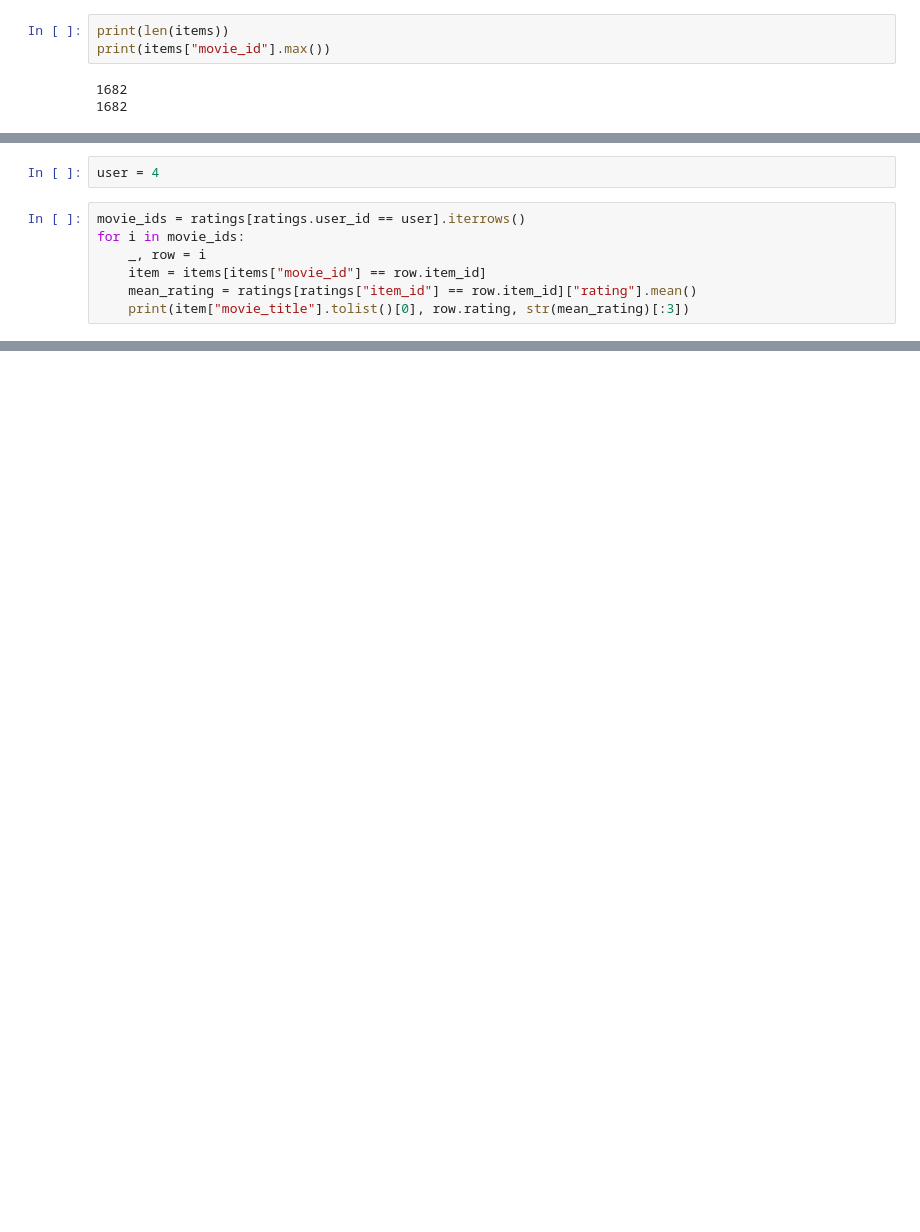
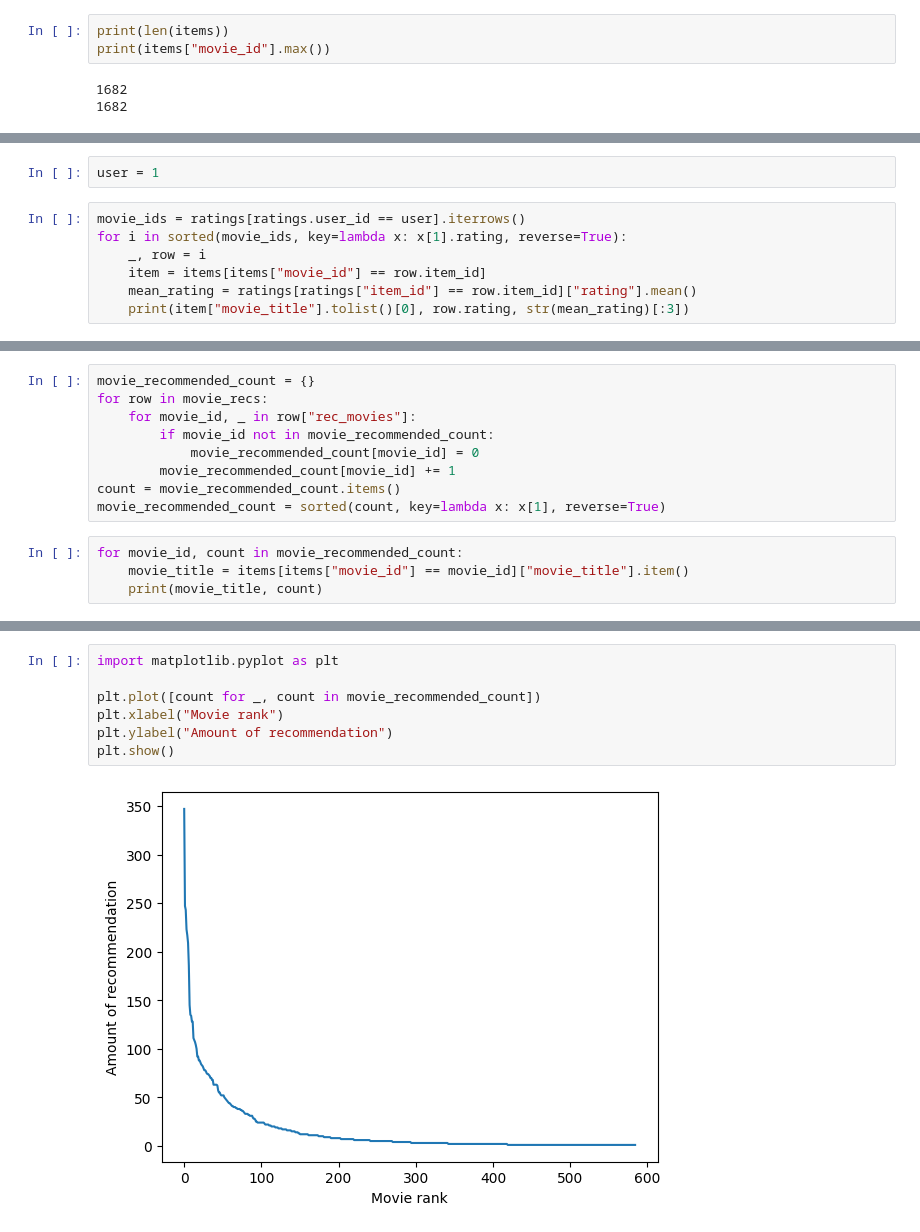
Before and after one commit to arslanarm/pmldl-assignment-2, a Jupyter notebook: notebooks/2.2-gnn-model-building-try-2.ipynb, the cells around one changed output, grey strips where cells are left out. Saved outputs shown, nothing was run; the diff lists cells and outputs as text; blank space fills up the shorter version.

```diff
--- a/notebooks/2.2-gnn-model-building-try-2.ipynb
+++ b/notebooks/2.2-gnn-model-building-try-2.ipynb
@@ -335,8 +317,8 @@ movie_recs
 # %%
-user = 4
+user = 1
 # %%
 movie_ids = ratings[ratings.user_id == user].iterrows()
-for i in movie_ids:
+for i in sorted(movie_ids, key=lambda x: x[1].rating, reverse=True):
     _, row = i
     item = items[items["movie_id"] == row.item_id]
     mean_rating = ratings[ratings["item_id"] == row.item_id]["rating"].mean()
@@ -379,0 +362,13 @@ Damsel in Distress, A (1937) 4.0 4.0 1
+# %%
+movie_recommended_count = {}
+for row in movie_recs:
+    for movie_id, _ in row["rec_movies"]:
+        if movie_id not in movie_recommended_count:
+            movie_recommended_count[movie_id] = 0
+        movie_recommended_count[movie_id] += 1
+count = movie_recommended_count.items()
+movie_recommended_count = sorted(count, key=lambda x: x[1], reverse=True)
+# %%
+for movie_id, count in movie_recommended_count:
+    movie_title = items[items["movie_id"] == movie_id]["movie_title"].item()
+    print(movie_title, count)
@@ -379,0 +393,9 @@ Damsel in Distress, A (1937) 4.0 4.0 1
+# %%
+import matplotlib.pyplot as plt
+
+plt.plot([count for _, count in movie_recommended_count])
+plt.xlabel("Movie rank")
+plt.ylabel("Amount of recommendation")
+plt.show()
+# %% [output]
+[figure, added]
```
Also changed, not shown: parts of 9 cells of this notebook, 10 other files.
